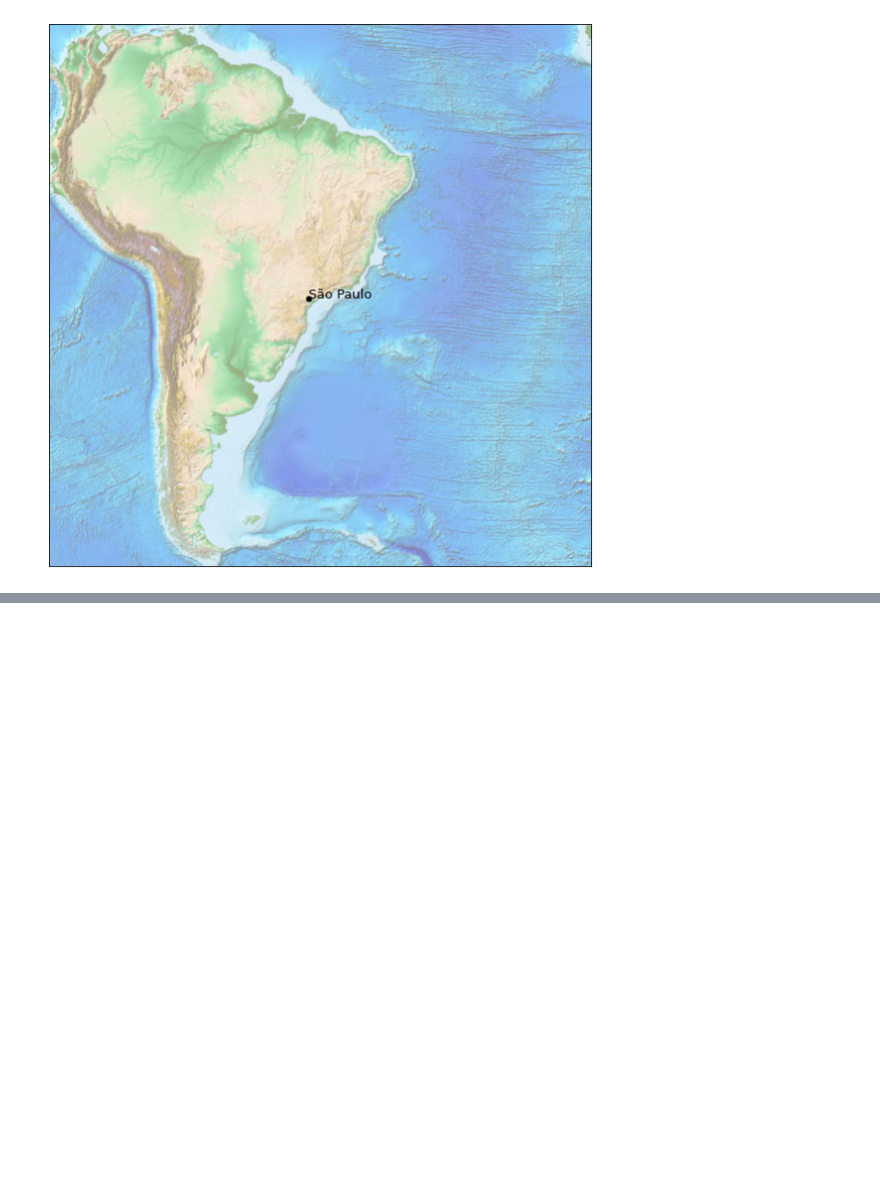
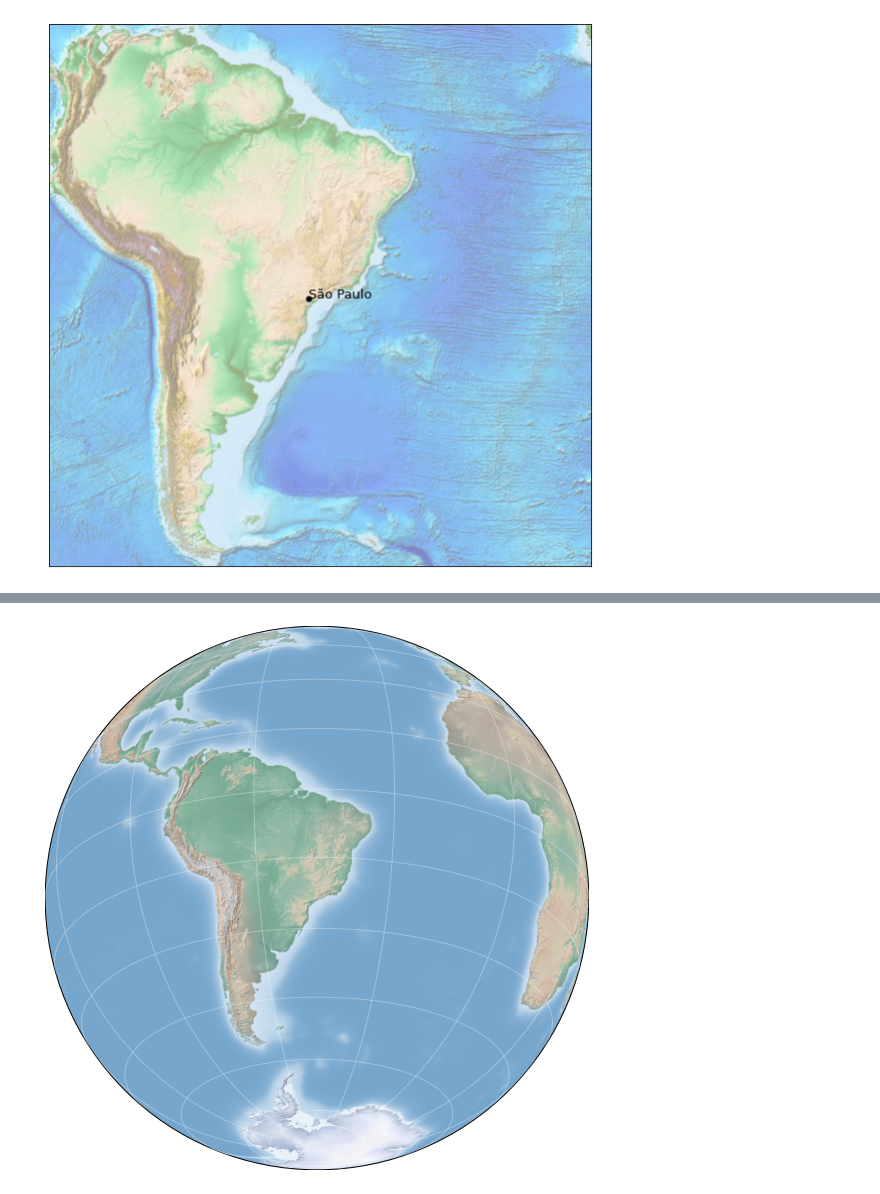
Before and after one commit to KazumaShachou/DataScience, a Jupyter notebook: Matplotlib_4.ipynb, the cells around one changed output, grey strips where cells are left out. Cells and saved outputs as stored; diff of their text form; code cells hidden in the pictures; blank space fills up the shorter version.

```diff
--- a/Matplotlib_4.ipynb
+++ b/Matplotlib_4.ipynb
@@ -53,0 +89,7 @@ Clipping input data to the valid range for imshow with RGB data ([0..1] for floa
+# %%
+#Perspective projections
+fig = plt.figure(figsize=(10, 10))
+m = Basemap(projection='ortho', resolution=None, lat_0= -23.6, lon_0=-46.6)
+draw_map(m)
+# %% [output]
+[figure, added]
```
Also changed, not shown: parts of 5 cells of this notebook.
